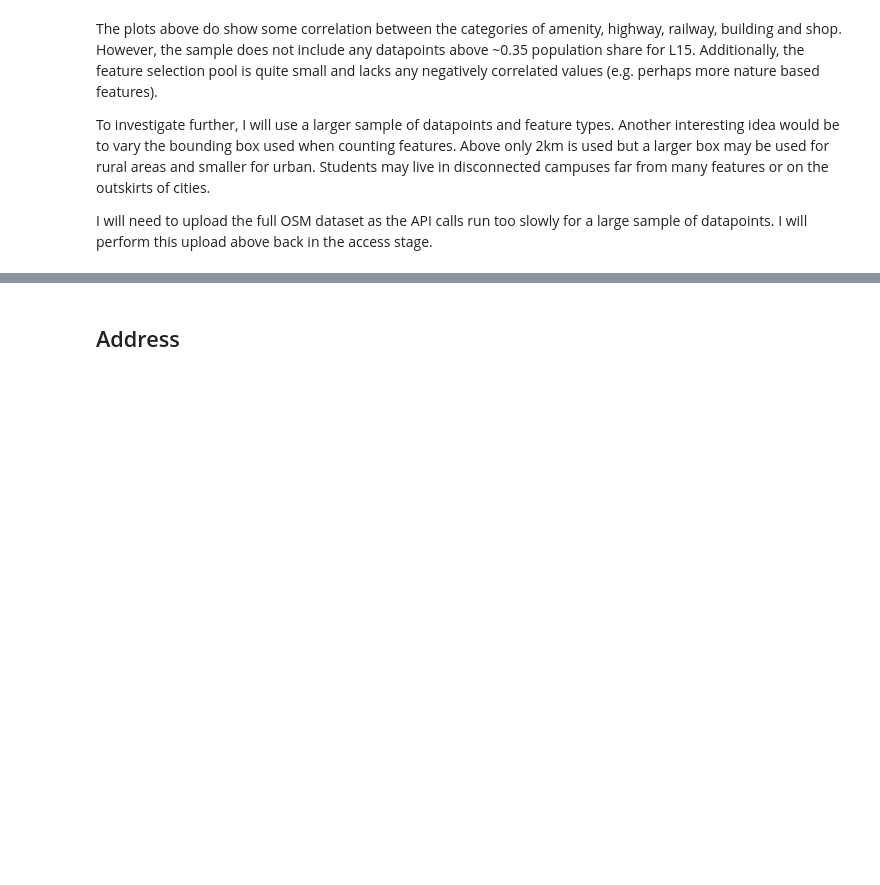
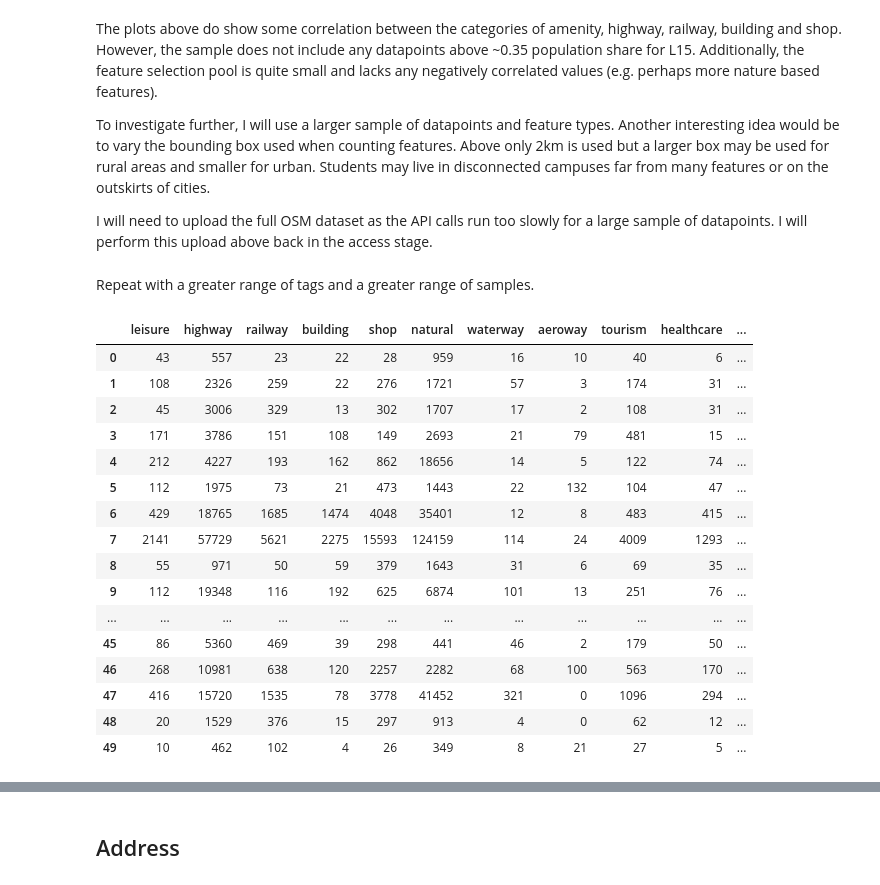
Before and after one commit to jr919cam/jr919_ads_2024, a Jupyter notebook: _notebooks/ads_course_assessment.ipynb, the cells around one changed output, grey strips where cells are left out. Drawn from its saved outputs; the diff is of its cells as text; code cells hidden in the pictures; blank space fills up the shorter version.

```diff
--- a/_notebooks/ads_course_assessment.ipynb
+++ b/_notebooks/ads_course_assessment.ipynb
@@ -704,3 +713,80 @@ fig.suptitle("feature counts in a 2km bounding box against L15 population share"
 plt.show()
 print("correlations: ")
 print(correlations)
+# %% [markdown]
+Repeat with a greater range of tags and a greater range of samples.
+# %%
+tags = {
+    'leisure': True,
+    'highway': True,
+    'railway': True,
+    'building':True,
+    'shop': True,
+    'natural': True,
+    'waterway': True,
+    'aeroway': True,
+    'tourism': True,
+    'healthcare': True,
+    'military': True,
+    'Office': True,
+    'Craft': True,
+    'Power': True,
+    }
+# %%
+def get_all_pois_sql(tags):
+
+  query = f"Select * from osm_england_nodes where "
+  conditions = " OR ".join([f"JSON_CONTAINS_PATH(tags, 'one', '$.{tag}')" for tag in tags])
+  query += conditions
+  engine = create_engine(f"mysql+pymysql://{username}:{password}@{url}/{'ads_2024'}")
+  tag_filtered_osm_nodes_df = pd.read_sql_query(query, engine)
+  return tag_filtered_osm_nodes_df
+
+def get_boxed_pois_from_df(lat, long, tags, tag_filtered_df):
+  lat_per_km = 0.09
+  long_per_km = 0.14
+  pois_count = {}
+  local_nodes_df = tag_filtered_df[
+      (tag_filtered_df['latitude'] > lat - lat_per_km) &
+      (tag_filtered_df['latitude'] < lat + lat_per_km) &
+      (tag_filtered_df['longitude'] > long - long_per_km) &
+      (tag_filtered_df['longitude'] < long + long_per_km)]
+  return local_nodes_df
+
+def get_pois_count_from_df(tags, local_nodes_df):
+  pois_count = {}
+  for tag in tags:
+    count = local_nodes_df["tags"].apply(lambda x: tag in x).sum()
+    pois_count[tag] = count
+  return pois_count
+
+def get_pois_count_df_from_coords(lats, longs, tags):
+  tag_filtered_osm_nodes_df = get_all_pois_sql(tags)
+  pois_count_df = pd.DataFrame({tag:[] for tag in tags})
+  n = 0
+  for lat, long in zip(lats, longs):
+    local_nodes_df = get_boxed_pois_from_df(lat, long, tags, tag_filtered_osm_nodes_df)
+    pois_count = get_pois_count_from_df(tags, local_nodes_df)
+    pois_count_df.loc[n] = pois_count
+    n += 1
+  return pois_count_df
+
+get_pois_count_df_from_coords(norm_l15['latitude'],	norm_l15['longitude'], tags)
+# %% [output]
+|  | leisure | highway | railway | building | shop | natural | waterway | aeroway | tourism | healthcare | ... |
+| 0 | 43 | 557 | 23 | 22 | 28 | 959 | 16 | 10 | 40 | 6 | ... |
+| 1 | 108 | 2326 | 259 | 22 | 276 | 1721 | 57 | 3 | 174 | 31 | ... |
+| 2 | 45 | 3006 | 329 | 13 | 302 | 1707 | 17 | 2 | 108 | 31 | ... |
+| 3 | 171 | 3786 | 151 | 108 | 149 | 2693 | 21 | 79 | 481 | 15 | ... |
+| 4 | 212 | 4227 | 193 | 162 | 862 | 18656 | 14 | 5 | 122 | 74 | ... |
+| 5 | 112 | 1975 | 73 | 21 | 473 | 1443 | 22 | 132 | 104 | 47 | ... |
+| 6 | 429 | 18765 | 1685 | 1474 | 4048 | 35401 | 12 | 8 | 483 | 415 | ... |
+| 7 | 2141 | 57729 | 5621 | 2275 | 15593 | 124159 | 114 | 24 | 4009 | 1293 | ... |
+| 8 | 55 | 971 | 50 | 59 | 379 | 1643 | 31 | 6 | 69 | 35 | ... |
+| 9 | 112 | 19348 | 116 | 192 | 625 | 6874 | 101 | 13 | 251 | 76 | ... |
+| ... | ... | ... | ... | ... | ... | ... | ... | ... | ... | ... | ... |
+| 45 | 86 | 5360 | 469 | 39 | 298 | 441 | 46 | 2 | 179 | 50 | ... |
+| 46 | 268 | 10981 | 638 | 120 | 2257 | 2282 | 68 | 100 | 563 | 170 | ... |
+| 47 | 416 | 15720 | 1535 | 78 | 3778 | 41452 | 321 | 0 | 1096 | 294 | ... |
+| 48 | 20 | 1529 | 376 | 15 | 297 | 913 | 4 | 0 | 62 | 12 | ... |
+| 49 | 10 | 462 | 102 | 4 | 26 | 349 | 8 | 21 | 27 | 5 | ... |
```
Also changed, not shown: parts of 3 cells of this notebook.
